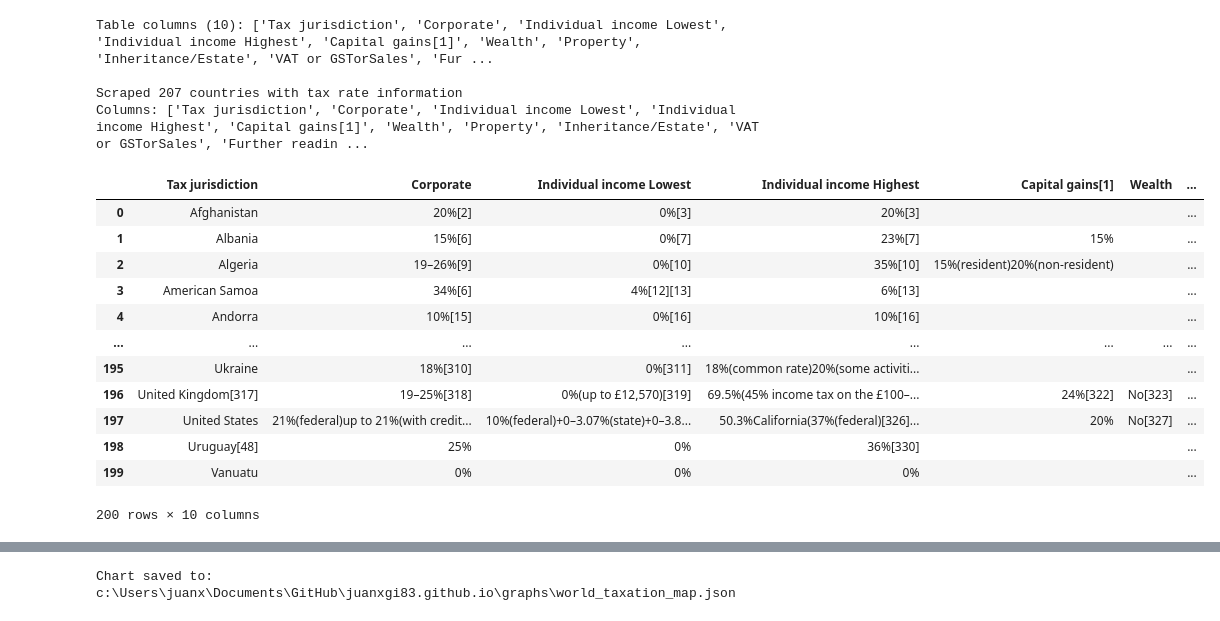
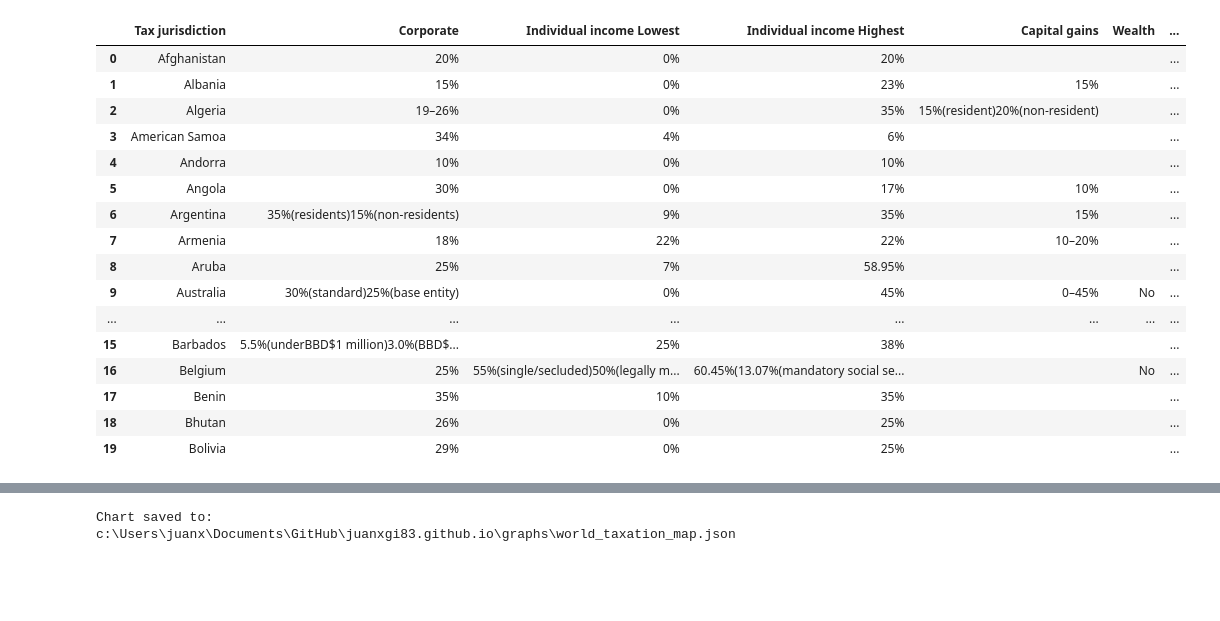
Before and after one commit to juanxgi83/juanxgi83.github.io, a Jupyter notebook: jupyter_notebooks/world_taxation_scraping.ipynb, the cells around one changed output, grey strips where cells are left out. Drawn from its saved outputs; the diff is of its cells as text; code cells hidden in the pictures; blank space fills up the shorter version.

```diff
--- a/jupyter_notebooks/world_taxation_scraping.ipynb
+++ b/jupyter_notebooks/world_taxation_scraping.ipynb
@@ -137,81 +104,74 @@ Name: count, dtype: int64
 # %%
-# Scrape tax rates by countries table
+# Scrape tax rates by country from Wikipedia and strip bracketed references
+import re
+
 url2 = "https://en.wikipedia.org/wiki/List_of_countries_by_tax_rates"
 
 response2 = requests.get(url2, headers=request_headers)
-time.sleep(1)  # Be polite to Wikipedia servers
+time.sleep(1)
 
 soup2 = BeautifulSoup(response2.content, 'html.parser')
 
-# Find the main table with tax rates
+
+def remove_brackets(text):
+    return re.sub(r"\s*\[[^\]]*\]", "", text or "").strip()
+
+
 tax_rates = []
 table = soup2.find('table', {'class': 'wikitable'})
 
 if table:
     rows = table.find_all('tr')
-
-    # Parse multi-level headers
-    # Row 0: Main headers (Individual income has colspan=2)
-    # Row 1: Sub-headers (Lowest/Highest for Individual income)
     header_row1 = rows[0].find_all(['th', 'td'])
     header_row2 = rows[1].find_all(['th', 'td'])
 
-    # Build column names properly handling colspan and rowspan
     columns = []
     sub_idx = 0
 
     for th in header_row1:
-        text = th.get_text(strip=True)
+        text = remove_brackets(th.get_text(strip=True))
         colspan = int(th.get('colspan', 1))
         rowspan = int(th.get('rowspan', 1))
 
         if colspan > 1:
-            # This column has subheaders (e.g., "Individual income" with Lowest/Highest)
             for j in range(colspan):
                 if sub_idx < len(header_row2):
-                    sub_text = header_row2[sub_idx].get_text(strip=True)
+                    sub_text = remove_brackets(header_row2[sub_idx].get_text(strip=True))
                     columns.append(f"{text} {sub_text}".strip())
                     sub_idx += 1
         else:
-            # Single column (may span multiple rows)
             columns.append(text)
 
-    print(f"Table columns ({len(columns)}): {columns}")
-
-    # Process data rows - skip first 2 rows (headers)
     for row in rows[2:]:
         cells = row.find_all(['td', 'th'])
         if len(cells) >= len(columns):
-            country = cells[0].get_text(strip=True)
-
-            # Only add valid country entries
+            country = remove_brackets(cells[0].get_text(strip=True))
             if country and len(country) > 2 and country.lower() not in ['country', 'jurisdiction', 'lowest', 'highest']:
                 row_data = {}
                 for i, col_name in enumerate(columns):
-                    row_data[col_name] = cells[i].get_text(strip=True) if i < len(cells) else ''
+                    cell_text = remove_brackets(cells[i].get_text(strip=True)) if i < len(cells) else ''
+                    row_data[col_name] = cell_text
 
                 tax_rates.append(row_data)
 
 df_tax_rates = pd.DataFrame(tax_rates)
-print(f"\nScraped {len(df_tax_rates)} countries with tax rate information")
-print(f"Columns: {list(df_tax_rates.columns)}")
-df_tax_rates.head(200)
+df_tax_rates.head(20)
 # %% [output]
-Table columns (10): ['Tax jurisdiction', 'Corporate', 'Individual income Lowest', 'Individual income Highest', 'Capital gains[1]', 'Wealth', 'Property', 'Inheritance/Estate', 'VAT or GSTorSales', 'Fur ...
-
-Scraped 207 countries with tax rate information
-Columns: ['Tax jurisdiction', 'Corporate', 'Individual income Lowest', 'Individual income Highest', 'Capital gains[1]', 'Wealth', 'Property', 'Inheritance/Estate', 'VAT or GSTorSales', 'Further readin ...
-|  | Tax jurisdiction | Corporate | Individual income Lowest | Individual income Highest | Capital gains[1] | Wealth | ... |
-| 0 | Afghanistan | 20%[2] | 0%[3] | 20%[3] |  |  | ... |
-| 1 | Albania | 15%[6] | 0%[7] | 23%[7] | 15% |  | ... |
-| 2 | Algeria | 19–26%[9] | 0%[10] | 35%[10] | 15%(resident)20%(non-resident) |  | ... |
-| 3 | American Samoa | 34%[6] | 4%[12][13] | 6%[13] |  |  | ... |
-| 4 | Andorra | 10%[15] | 0%[16] | 10%[16] |  |  | ... |
+|  | Tax jurisdiction | Corporate | Individual income Lowest | Individual income Highest | Capital gains | Wealth | ... |
+| 0 | Afghanistan | 20% | 0% | 20% |  |  | ... |
+| 1 | Albania | 15% | 0% | 23% | 15% |  | ... |
+| 2 | Algeria | 19–26% | 0% | 35% | 15%(resident)20%(non-resident) |  | ... |
+| 3 | American Samoa | 34% | 4% | 6% |  |  | ... |
+| 4 | Andorra | 10% | 0% | 10% |  |  | ... |
+| 5 | Angola | 30% | 0% | 17% | 10% |  | ... |
+| 6 | Argentina | 35%(residents)15%(non-residents) | 9% | 35% | 15% |  | ... |
+| 7 | Armenia | 18% | 22% | 22% | 10–20% |  | ... |
+| 8 | Aruba | 25% | 7% | 58.95% |  |  | ... |
+| 9 | Australia | 30%(standard)25%(base entity) | 0% | 45% | 0–45% | No | ... |
 | ... | ... | ... | ... | ... | ... | ... | ... |
-| 195 | Ukraine | 18%[310] | 0%[311] | 18%(common rate)20%(some activiti... |  |  | ... |
-| 196 | United Kingdom[317] | 19–25%[318] | 0%(up to £12,570)[319] | 69.5%(45% income tax on the £100–... | 24%[322] | No[323] | ... |
-| 197 | United States | 21%(federal)up to 21%(with credit... | 10%(federal)+0–3.07%(state)+0–3.8... | 50.3%California(37%(federal)[326]... | 20% | No[327] | ... |
-| 198 | Uruguay[48] | 25% | 0% | 36%[330] |  |  | ... |
-| 199 | Vanuatu | 0% | 0% | 0% |  |  | ... |
+| 15 | Barbados | 5.5%(underBBD$1 million)3.0%(BBD$... | 25% | 38% |  |  | ... |
+| 16 | Belgium | 25% | 55%(single/secluded)50%(legally m... | 60.45%(13.07%(mandatory social se... |  | No | ... |
+| 17 | Benin | 35% | 10% | 35% |  |  | ... |
+| 18 | Bhutan | 26% | 0% | 25% |  |  | ... |
+| 19 | Bolivia | 29% | 0% | 25% |  |  | ... |
-200 rows × 10 columns
 # %%
```
Also changed, not shown: parts of 9 cells of this notebook, 40 other files.
